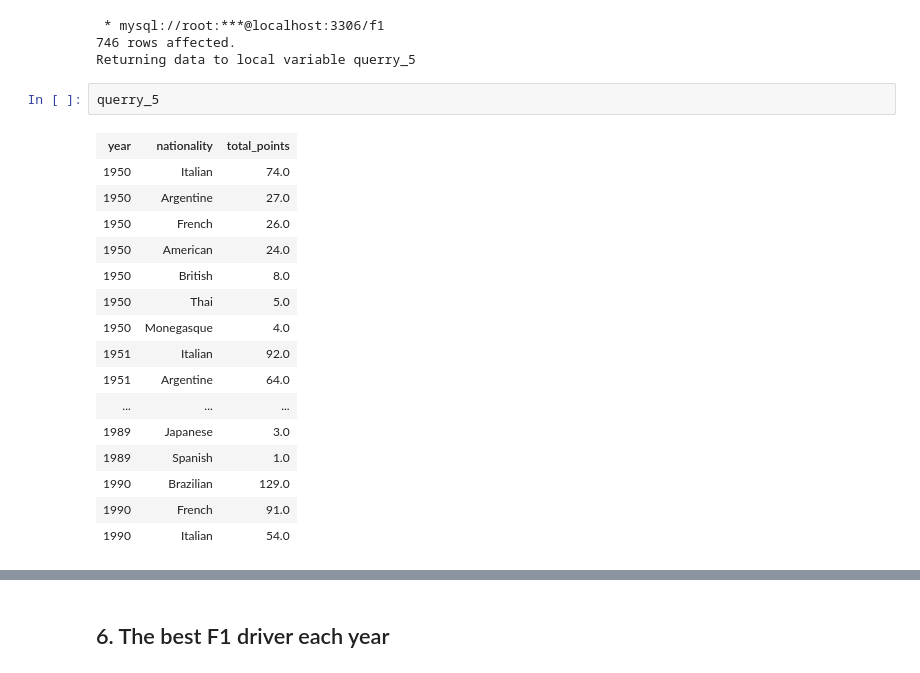
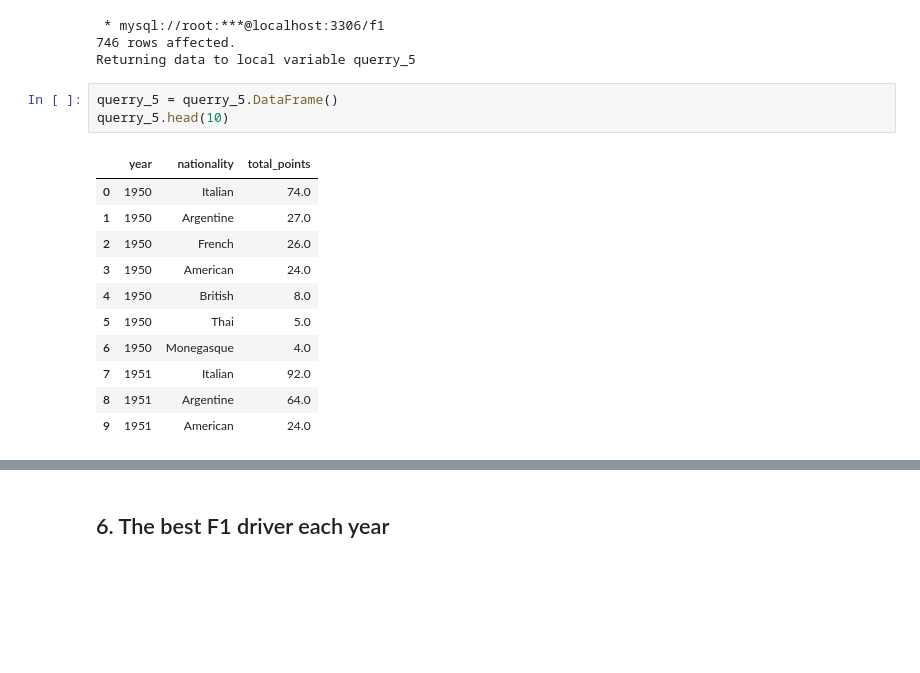
Before and after one commit to przeboch/Analysis_F1_dataset, a Jupyter notebook: Analysis_F1_dataset.ipynb, the cells around one changed output, grey strips where cells are left out. Cells and saved outputs as stored; diff of their text form; blank space fills up the shorter version.

```diff
--- a/Analysis_F1_dataset.ipynb
+++ b/Analysis_F1_dataset.ipynb
@@ -477,22 +477,18 @@ ORDER BY
 746 rows affected.
 Returning data to local variable querry_5
 # %%
-querry_5
+querry_5 = querry_5.DataFrame()
+querry_5.head(10)
 # %% [output]
-| year | nationality | total_points |
-| 1950 | Italian | 74.0 |
-| 1950 | Argentine | 27.0 |
-| 1950 | French | 26.0 |
-| 1950 | American | 24.0 |
-| 1950 | British | 8.0 |
-| 1950 | Thai | 5.0 |
-| 1950 | Monegasque | 4.0 |
-| 1951 | Italian | 92.0 |
-| 1951 | Argentine | 64.0 |
-| ... | ... | ... |
-| 1989 | Japanese | 3.0 |
-| 1989 | Spanish | 1.0 |
-| 1990 | Brazilian | 129.0 |
-| 1990 | French | 91.0 |
-| 1990 | Italian | 54.0 |
+|  | year | nationality | total_points |
+| 0 | 1950 | Italian | 74.0 |
+| 1 | 1950 | Argentine | 27.0 |
+| 2 | 1950 | French | 26.0 |
+| 3 | 1950 | American | 24.0 |
+| 4 | 1950 | British | 8.0 |
+| 5 | 1950 | Thai | 5.0 |
+| 6 | 1950 | Monegasque | 4.0 |
+| 7 | 1951 | Italian | 92.0 |
+| 8 | 1951 | Argentine | 64.0 |
+| 9 | 1951 | American | 24.0 |
 # %%
```
Also changed, not shown: parts of 3 cells of this notebook.
